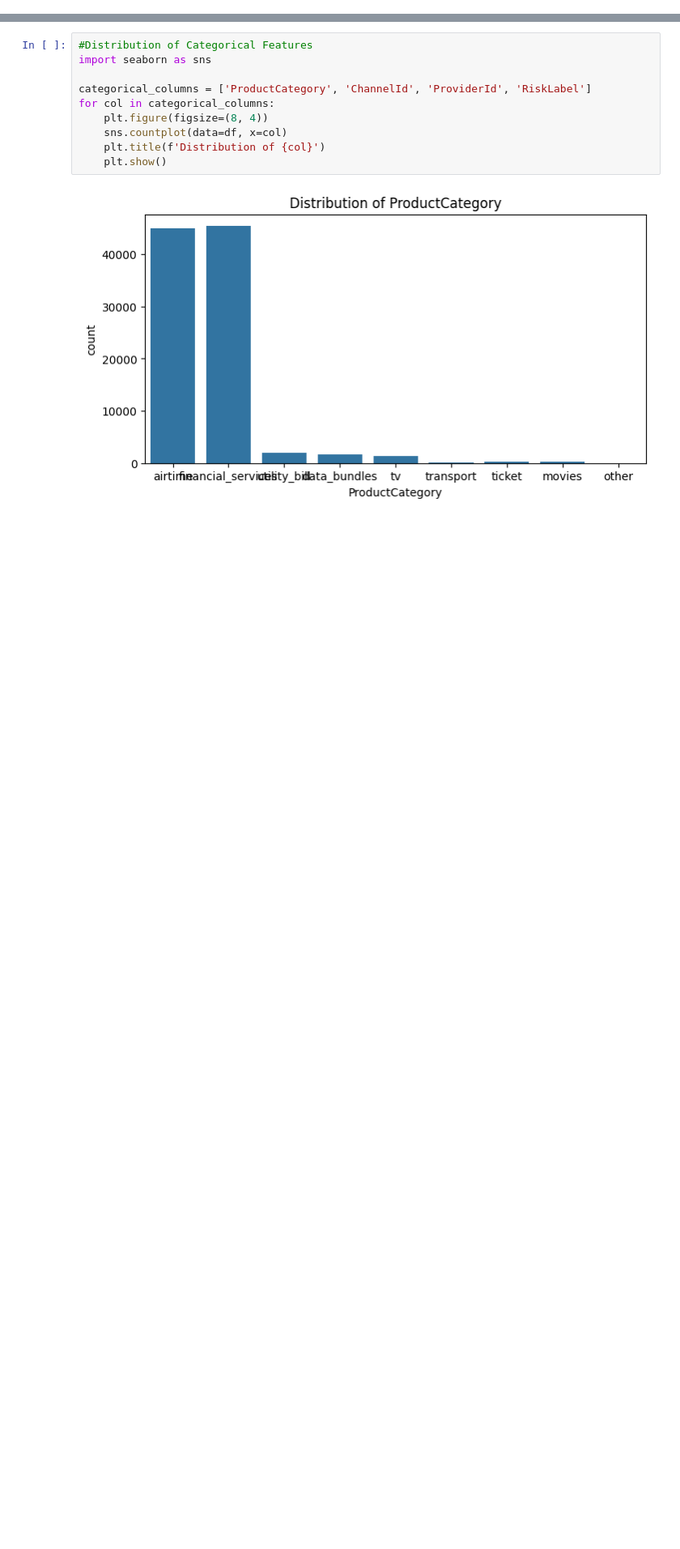
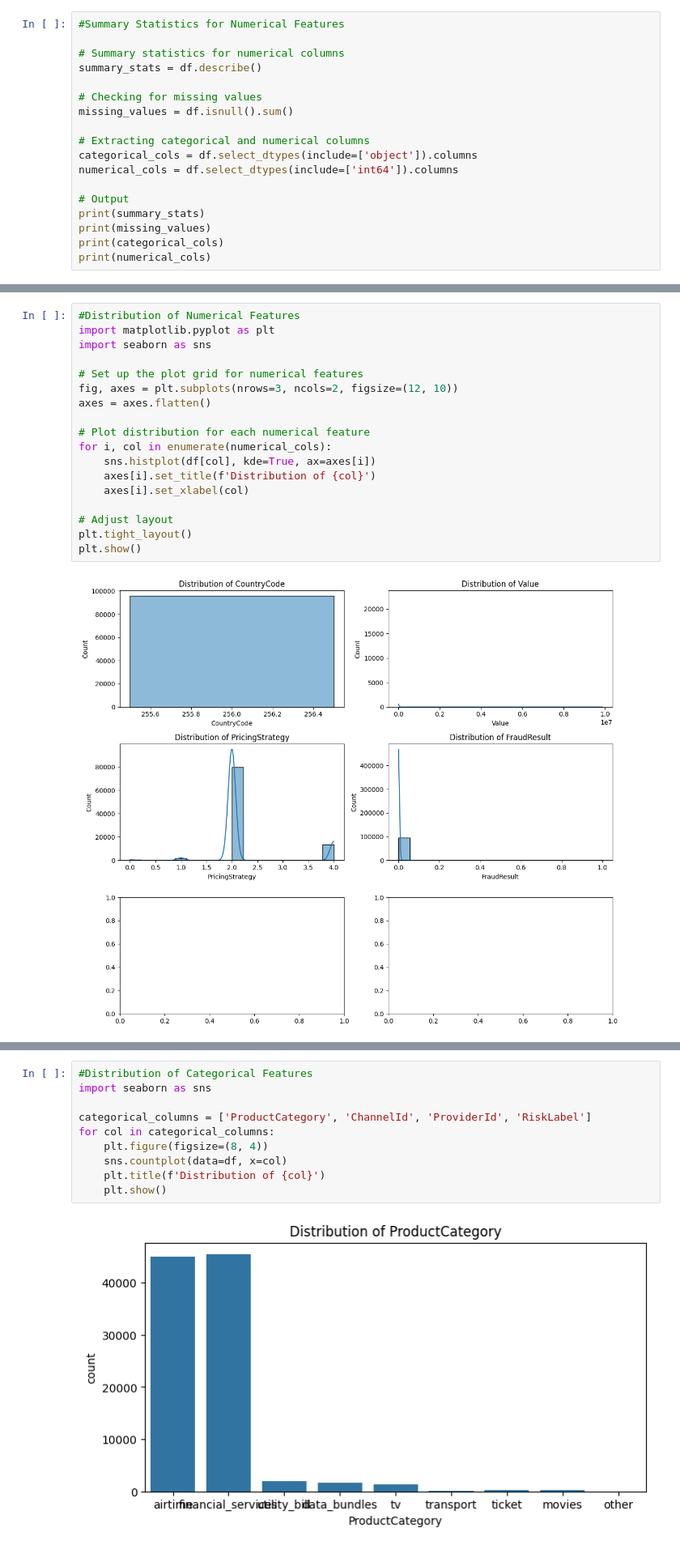
Before and after one commit to plony/week6_challenge, a Jupyter notebook: notebook/EDA.ipynb, the cells around one changed output, grey strips where cells are left out. Shown at 81% size. Saved outputs shown, nothing was run; the diff lists cells and outputs as text; blank space fills up the shorter version.

```diff
--- a/notebook/EDA.ipynb
+++ b/notebook/EDA.ipynb
@@ -51,0 +45,18 @@ max    9.880000e+06  9.880000e+06        256.0         4.000000      1.000000
+# %%
+#Summary Statistics for Numerical Features
+
+# Summary statistics for numerical columns
+summary_stats = df.describe()
+
+# Checking for missing values
+missing_values = df.isnull().sum()
+
+# Extracting categorical and numerical columns
+categorical_cols = df.select_dtypes(include=['object']).columns
+numerical_cols = df.select_dtypes(include=['int64']).columns
+
+# Output
+print(summary_stats)
+print(missing_values)
+print(categorical_cols)
+print(numerical_cols)
@@ -52 +81,21 @@ max    9.880000e+06  9.880000e+06        256.0         4.000000      1.000000
+# %%
+#Distribution of Numerical Features
+import matplotlib.pyplot as plt
+import seaborn as sns
+
+# Set up the plot grid for numerical features
+fig, axes = plt.subplots(nrows=3, ncols=2, figsize=(12, 10))
+axes = axes.flatten()
+
+# Plot distribution for each numerical feature
+for i, col in enumerate(numerical_cols):
+    sns.histplot(df[col], kde=True, ax=axes[i])
+    axes[i].set_title(f'Distribution of {col}')
+    axes[i].set_xlabel(col)
+
+# Adjust layout
+plt.tight_layout()
+plt.show()
+# %% [output]
+[figure, added]
 # %%
```
Also changed, not shown: parts of 44 cells of this notebook, 4 other files.
